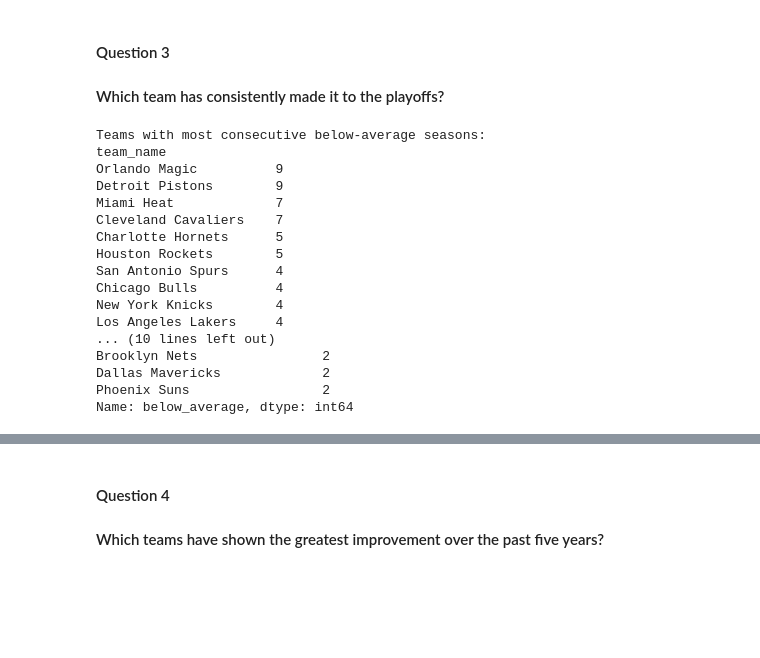
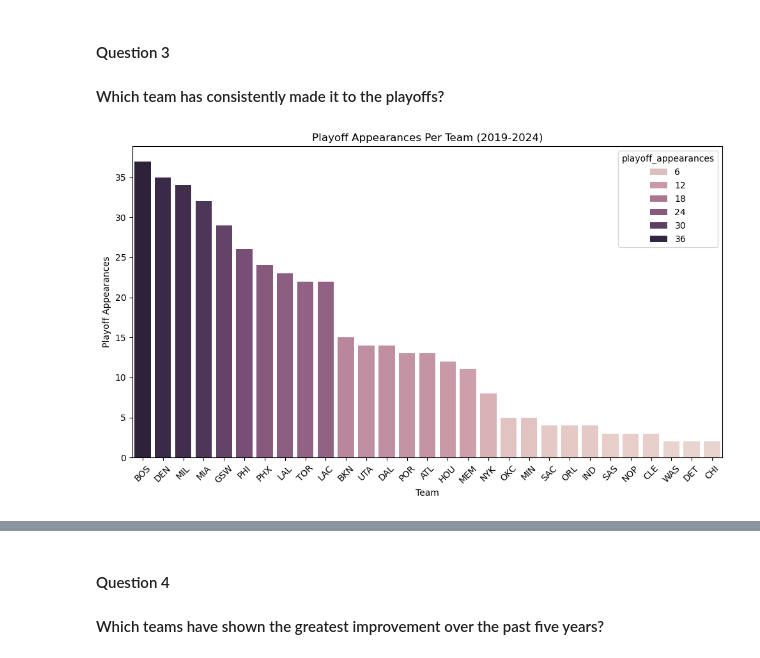
Before and after one commit to thezachdrake/UMD-INST627-Fall2024, a Jupyter notebook: online.ipynb, the cells around one changed output, grey strips where cells are left out. Cells and saved outputs as stored; diff of their text form; code cells hidden in the pictures; blank space fills up the shorter version.

```diff
--- a/online.ipynb
+++ b/online.ipynb
@@ -167,51 +149,29 @@ print(team_season_avg.head(10))
 # %% [markdown]
 #### Question 3
 #### Which team has consistently made it to the playoffs?
-# %%
-
-# consecutive streaks
-def consecutive_streak(group):
-   current_streak = 0
-   max_streak = 0
-
-   for below_avg in group:
-       if below_avg:
-           current_streak += 1
-           max_streak = max(max_streak, current_streak)
-       else:
-           current_streak = 0
-
-   return max_streak
-
-team_streaks = team_season_avg.groupby('team_name')['below_average'].apply(consecutive_streak)
-team_streaks = team_streaks.sort_values(ascending=False)
-
-print("Teams with most consecutive below-average seasons:")
-print(team_streaks.head(10))
-
-
-team_streaks = team_streaks.sort_values(ascending=True)
-
-print("Teams with least consecutive below-average seasons:")
-print(team_streaks.head(10))
-# %% [output]
-Teams with most consecutive below-average seasons:
-team_name
-Orlando Magic          9
-Detroit Pistons        9
-Miami Heat             7
-Cleveland Cavaliers    7
-Charlotte Hornets      5
-Houston Rockets        5
-San Antonio Spurs      4
-Chicago Bulls          4
-New York Knicks        4
-Los Angeles Lakers     4
-... (10 lines left out)
-Brooklyn Nets                2
-Dallas Mavericks             2
-Phoenix Suns                 2
-Name: below_average, dtype: int64
+# %%
+#Play off Appearances
+playoff_appearances = pd.read_sql_query("""
+    SELECT
+        team_abbreviation_home AS team,
+        COUNT(DISTINCT game_id) AS playoff_appearances
+    FROM game
+    WHERE season_type = 'Playoffs'
+    AND game_date BETWEEN '2019-01-01 00:00:00' AND '2023-12-31 23:59:59'
+    GROUP BY team
+    ORDER BY playoff_appearances DESC
+""", con)
+
+plt.figure(figsize=(10, 6))
+sns.barplot(data=playoff_appearances, x="team", y="playoff_appearances", hue="playoff_appearances")
+plt.title("Playoff Appearances Per Team (2019-2024)")
+plt.xlabel("Team")
+plt.ylabel("Playoff Appearances")
+plt.xticks(rotation=45)
+plt.tight_layout()
+plt.show()
+# %% [output]
+[figure, added]
 # %%
 
 # playoff games
```
Also changed, not shown: parts of 9 cells of this notebook.
